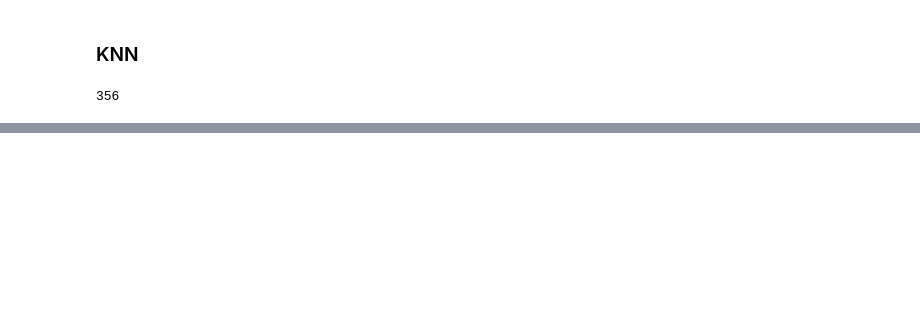
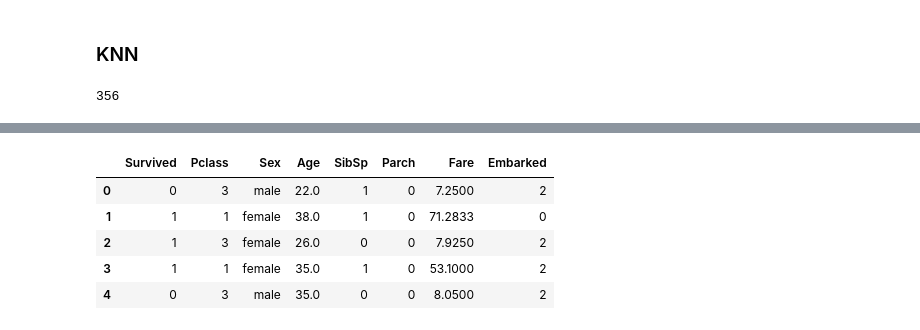
Before and after one commit to moniljhaveri/ConnectAI, a Jupyter notebook: Titantic_challenge/Titantic_model.ipynb, the cells around one changed output, grey strips where cells are left out. Cells and saved outputs as stored; diff of their text form; code cells hidden in the pictures; blank space fills up the shorter version.

```diff
--- a/Titantic_challenge/Titantic_model.ipynb
+++ b/Titantic_challenge/Titantic_model.ipynb
@@ -317,0 +330,19 @@ SVM
+# %%
+df_feature_eng = df_orig.copy()
+df_feature_eng= df_feature_eng.drop(['Name'], axis=1)
+df_feature_eng = df_feature_eng.drop(['PassengerId'], axis=1)
+df_feature_eng= df_feature_eng.drop(['Ticket'], axis=1)
+df_feature_eng = df_feature_eng.drop(['Cabin'], axis=1)
+df_emb =  pandas.Categorical(df_feature_eng.Embarked)
+df_feature_eng['Embarked'] = df_emb.codes
+#df_feature_eng['Embarked'] = df_feature_eng['Embarked'].appy(lambda )
+corr = df_feature_eng.corr()
+heatMap = sb.heatmap(corr, annot=True, cbar=True)
+df_feature_eng.head()
+# %% [output]
+|  | Survived | Pclass | Sex | Age | SibSp | Parch | Fare | Embarked |
+| 0 | 0 | 3 | male | 22.0 | 1 | 0 | 7.2500 | 2 |
+| 1 | 1 | 1 | female | 38.0 | 1 | 0 | 71.2833 | 0 |
+| 2 | 1 | 3 | female | 26.0 | 0 | 0 | 7.9250 | 2 |
+| 3 | 1 | 1 | female | 35.0 | 1 | 0 | 53.1000 | 2 |
+| 4 | 0 | 3 | male | 35.0 | 0 | 0 | 8.0500 | 2 |
```
Also changed, not shown: parts of 14 cells of this notebook.
